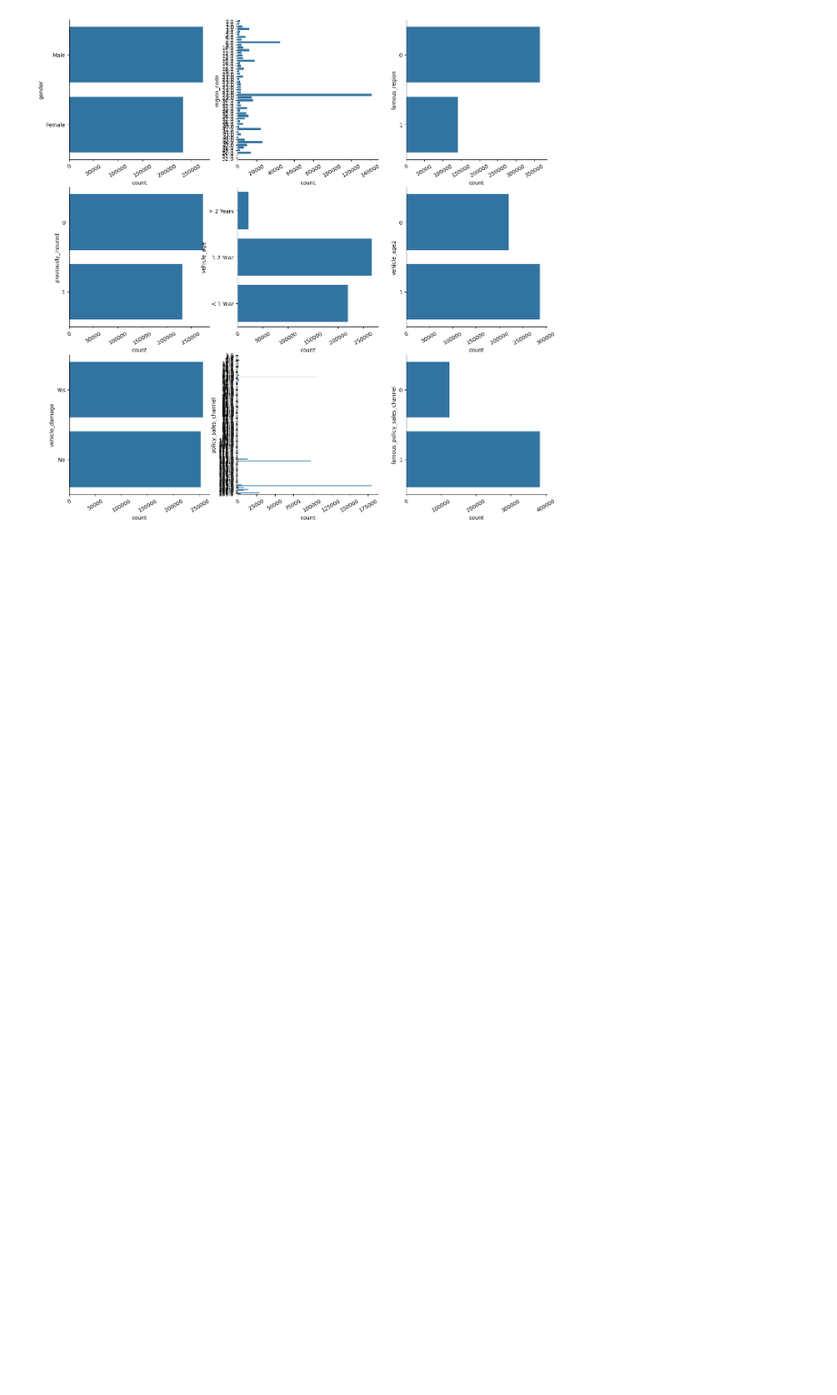
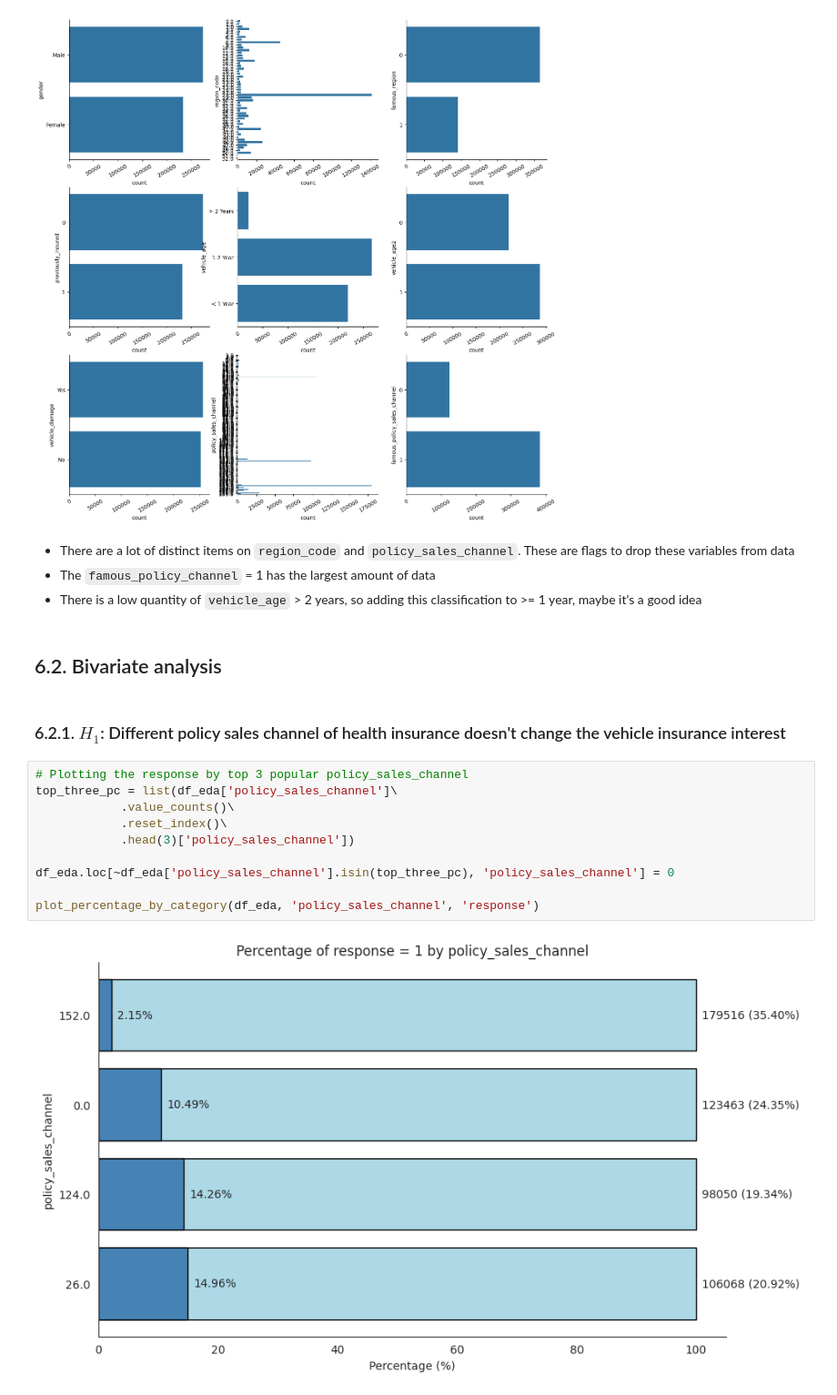
Before and after one commit to Emersonmiady/health-insurance-cross-sell, a Jupyter notebook: src/hi_cs_analysis.ipynb, the cells around one changed output. Shown at 91% size. Cells and saved outputs as stored; diff of their text form; blank space fills up the shorter version.

Commit message:
Changed the bar plot function and answered the first hypothesis

```diff
--- a/src/hi_cs_analysis.ipynb
+++ b/src/hi_cs_analysis.ipynb
@@ -634,3 +649,23 @@ for ax in axes:
 sns.despine();
 # %% [output]
 [figure]
+# %% [markdown]
+- There are a lot of distinct items on `region_code` and `policy_sales_channel`. These are flags to drop these variables from data
+- The `famous_policy_channel` = 1 has the largest amount of data
+- There is a low quantity of `vehicle_age` > 2 years, so adding this classification to >= 1 year, maybe it's a good idea
+# %% [markdown]
+## 6.2. Bivariate analysis
+# %% [markdown]
+### 6.2.1. $H_{1}$: Different policy sales channel of health insurance doesn't change the vehicle insurance interest
+# %%
+# Plotting the response by top 3 popular policy_sales_channel
+top_three_pc = list(df_eda['policy_sales_channel']\
+            .value_counts()\
+            .reset_index()\
+            .head(3)['policy_sales_channel'])
+
+df_eda.loc[~df_eda['policy_sales_channel'].isin(top_three_pc), 'policy_sales_channel'] = 0
+
+plot_percentage_by_category(df_eda, 'policy_sales_channel', 'response')
+# %% [output]
+[figure, added]
```
Also changed, not shown: parts of 14 cells of this notebook.
